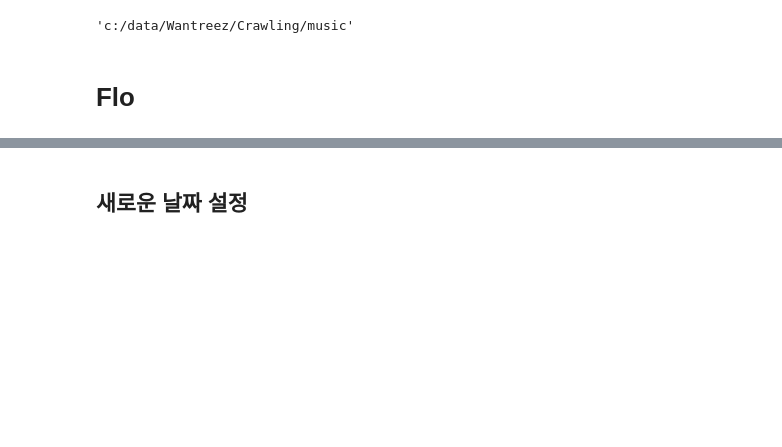
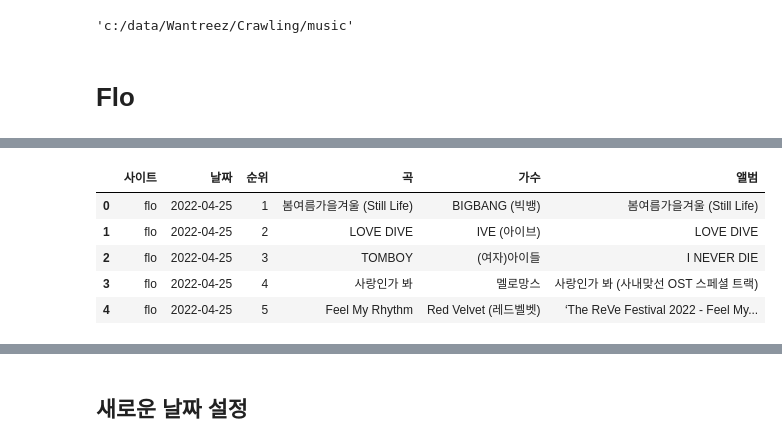
Before and after one commit to kbjung/Wantreez, a Jupyter notebook: Crawling/music/new_title.ipynb, the cells around one changed output, grey strips where cells are left out. Drawn from its saved outputs; the diff is of its cells as text; code cells hidden in the pictures; blank space fills up the shorter version.

```diff
--- a/Crawling/music/new_title.ipynb
+++ b/Crawling/music/new_title.ipynb
@@ -49,6 +48,15 @@ file_list
 # %%
 # 전 주 파일 날짜
-start_date = '2022-04-18'
-end_date = '2022-04-23'
+start_date = '2022-04-25'
+end_date = '2022-05-01'
 mod_start_date = start_date.replace('-', '')
 mod_end_date = end_date.replace('-', '')
+# 비교할 파일 날짜(일주일)
+new_date = '2022-05-02'
+# %%
+# 전체 df 생성
+total_df = pd.DataFrame()
+for one in file_list:
+    temp = pd.read_excel(one)
+    total_df = pd.concat([total_df, temp], ignore_index=True)
+total_df.info()
@@ -54,0 +94,3 @@ mod_end_date = end_date.replace('-', '')
+# %%
+new_df = total_df[total_df['날짜'] == new_date].reset_index(drop=True)
+new_df.info()
@@ -54,0 +111,9 @@ mod_end_date = end_date.replace('-', '')
+# %%
+new_df.head()
+# %% [output]
+|  | 사이트 | 날짜 | 순위 | 곡 | 가수 | 앨범 |
+| 0 | flo | 2022-04-25 | 1 | 봄여름가을겨울 (Still Life) | BIGBANG (빅뱅) | 봄여름가을겨울 (Still Life) |
+| 1 | flo | 2022-04-25 | 2 | LOVE DIVE | IVE (아이브) | LOVE DIVE |
+| 2 | flo | 2022-04-25 | 3 | TOMBOY | (여자)아이들 | I NEVER DIE |
+| 3 | flo | 2022-04-25 | 4 | 사랑인가 봐 | 멜로망스 | 사랑인가 봐 (사내맞선 OST 스페셜 트랙) |
+| 4 | flo | 2022-04-25 | 5 | Feel My Rhythm | Red Velvet (레드벨벳) | ‘The ReVe Festival 2022 - Feel My... |
```
Also changed, not shown: parts of 17 cells of this notebook.
